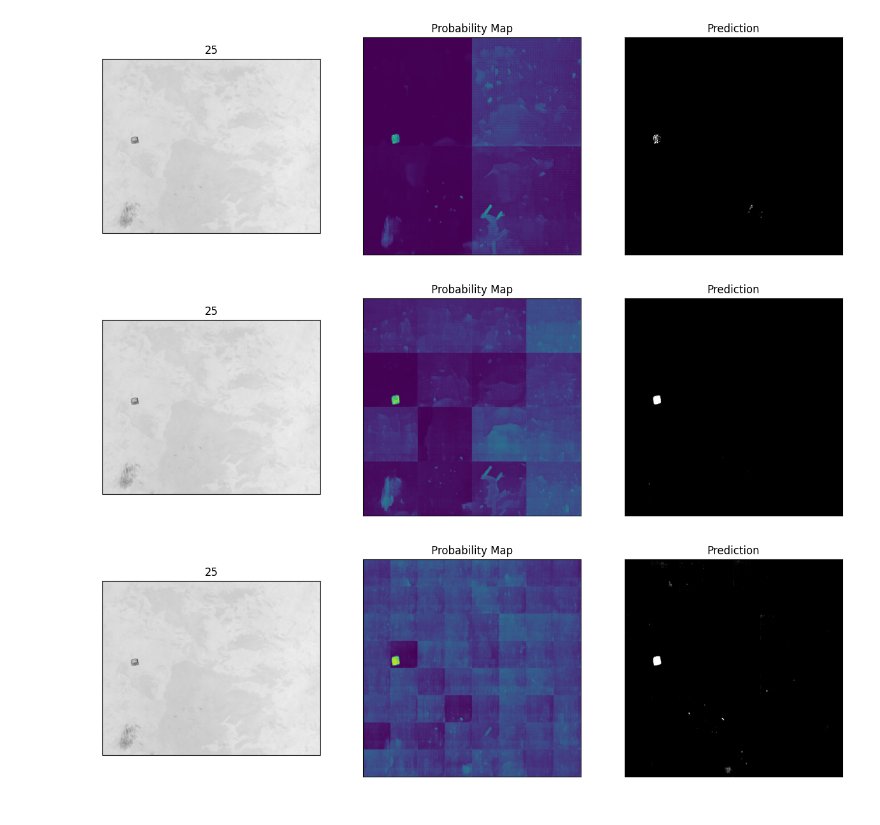
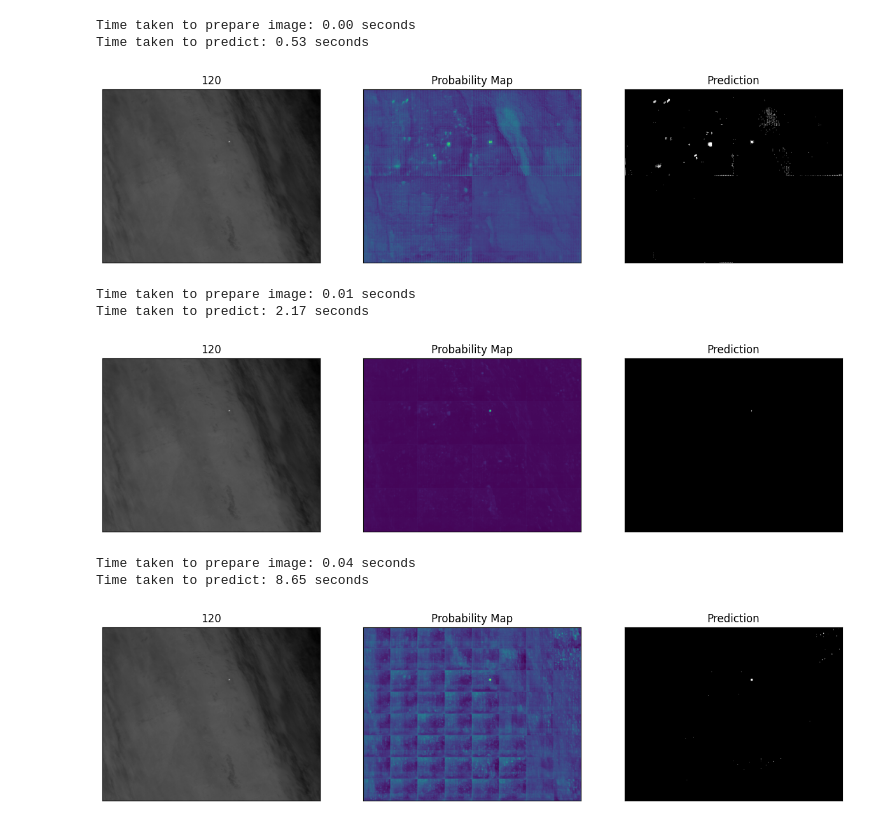
Before and after one commit to firdavsn/DINOv2_Sparse_Matching, a Jupyter notebook: main.ipynb, the cells around one changed output. Cells and saved outputs as stored; diff of their text form; code cells hidden in the pictures.

```diff
--- a/main.ipynb
+++ b/main.ipynb
@@ -50,0 +51,9 @@ num test_correct_masked_images: 101
+# %%
+nosat_images = get_images(r'data/nosat/')
+max_test_key = max(test_images.keys())
+for key in nosat_images:
+    test_images[max_test_key + key] = nosat_images[key]
+    test_masks[max_test_key + key] = np.zeros(original_dims)
+    test_bboxes[max_test_key + key] = None
+
+print(f'num test_images: {len(test_images)}')
@@ -326,15 +373,15 @@ class SAMDataset(Dataset):
 
         return inputs
 # %%
-def load_model_and_processor(image_size: int) -> tuple[SamModel, SamProcessor]:
+def load_model_and_processor(model_path) -> tuple[SamModel, SamProcessor]:
     # Load the model configuration
     model_config = SamConfig.from_pretrained("facebook/sam-vit-base")
     processor = SamProcessor.from_pretrained("facebook/sam-vit-base")
-    print(image_size)
+    print(model_path)
     # Create an instance of the model architecture with the loaded configuration
     model = SamModel(config=model_config)
     # Update the model by loading the weights from saved file.
-    model.load_state_dict(torch.load(f"sam_checkpoints_finetuned/sam_small_{image_size}.pth"))
+    model.load_state_dict(torch.load(model_path))
 
     return model, processor
 
@@ -424,9 +504,18 @@ device = get_device()
 models = {}
 processors = {}
 
+model_paths = {
+    512: "sam_checkpoints_finetuned/512.pth",
+    1024: "sam_checkpoints_finetuned/1024.pth",
+    2048: "sam_checkpoints_finetuned/2048.pth"
+
+}
+
 for size in [512, 1024, 2048]:
-    model, processor = load_model_and_processor(size)
+    model, processor = load_model_and_processor(model_paths[size])
     model.to(device)
     models[size] = model
     processors[size] = processor
+
+torch.cuda.empty_cache()
 # %% [output]
@@ -436,31 +562,37 @@ for size in [512, 1024, 2048]:
 # %%
 # idx = random.randint(1, len(test_images))
-idx = 25
+idx = 120
 test_image = test_images[idx]
 
 image_size = 512
 
-pred, prob = predict(models[image_size], processors[image_size], device, test_image, (image_size, image_size), thresh=0.4)
+pred, prob = predict(models[image_size], processors[image_size], device, test_image, (image_size, image_size), thresh=0.5)
 plot_prediction(test_image, pred, prob, idx)
 # %% [output]
+Time taken to prepare image: 0.00 seconds
+Time taken to predict: 0.53 seconds
-[figure, old version]
+[figure, new version]
 # %%
-idx = 25
+idx = 120
 test_image = test_images[idx]
 
 image_size = 1024
 
-pred, prob = predict(models[image_size], processors[image_size], device, test_image, (image_size, image_size), thresh=0.4)
+pred, prob = predict(models[image_size], processors[image_size], device, test_image, (image_size, image_size), thresh=0.5)
 plot_prediction(test_image, pred, prob, idx)
 # %% [output]
+Time taken to prepare image: 0.01 seconds
+Time taken to predict: 2.17 seconds
-[figure, old version]
+[figure, new version]
 # %%
-idx = 25
+idx = 120
 test_image = test_images[idx]
 
 image_size = 2048
 
-pred, prob = predict(models[image_size], processors[image_size], device, test_image, (image_size, image_size), thresh=0.4)
+pred, prob = predict(models[image_size], processors[image_size], device, test_image, (image_size, image_size), thresh=0.5)
 plot_prediction(test_image, pred, prob, idx)
 # %% [output]
+Time taken to prepare image: 0.04 seconds
+Time taken to predict: 8.65 seconds
-[figure, old version]
+[figure, new version]
```
Also changed, not shown: parts of 32 cells of this notebook, 52 other files.
